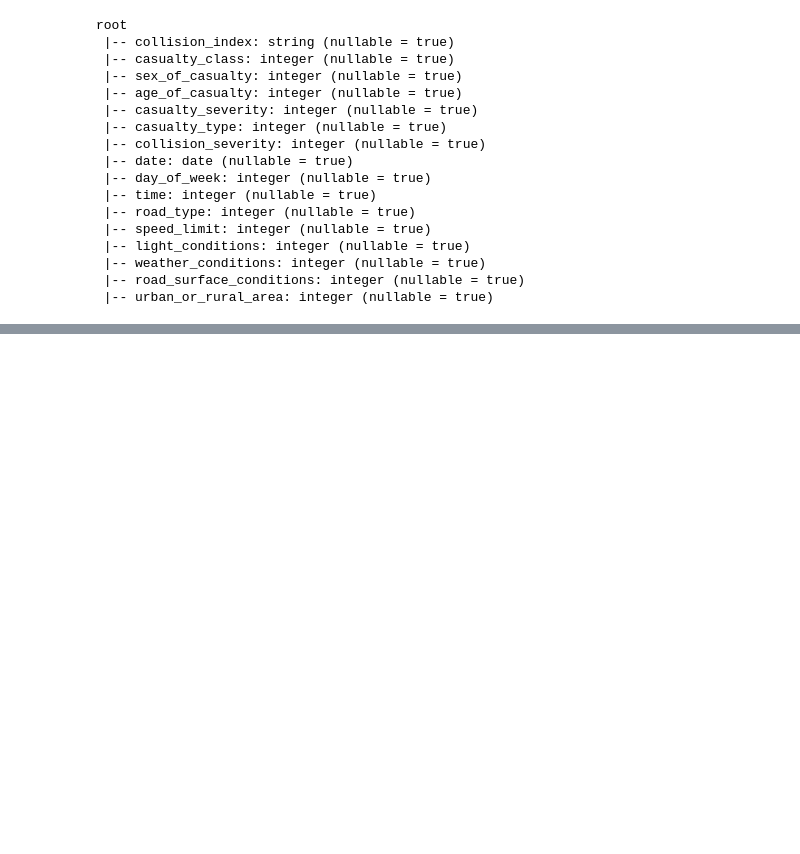
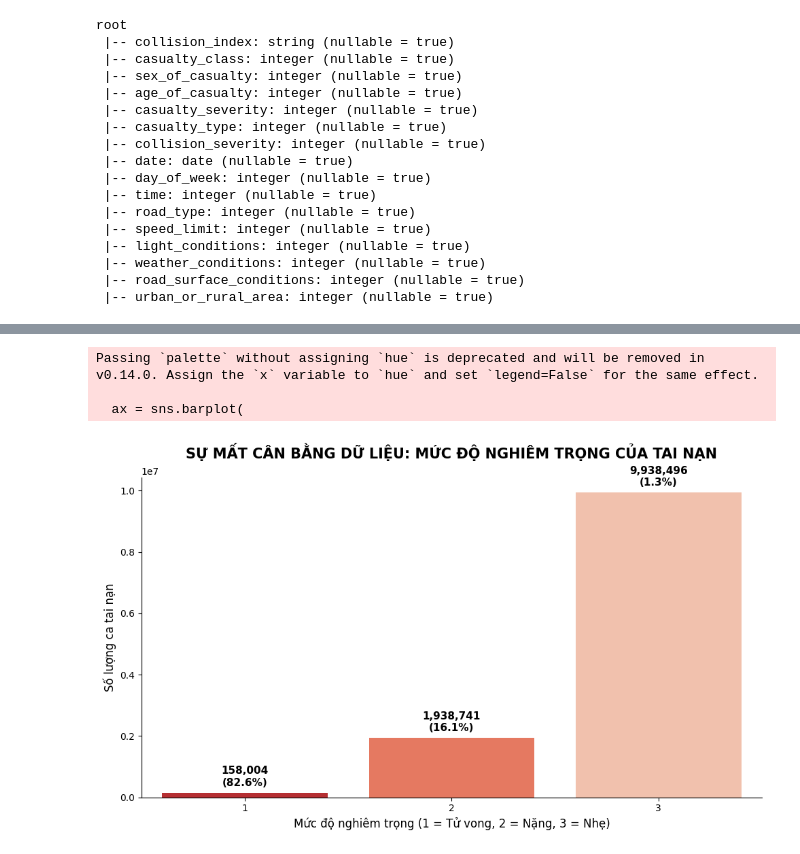
Before and after one commit to hdminh279/data_preprocessing_accidentPrediction, a Jupyter notebook: code/analytics_data.ipynb, the cells around one changed output, grey strips where cells are left out. Drawn from its saved outputs; the diff is of its cells as text; code cells hidden in the pictures; blank space fills up the shorter version.

```diff
--- a/code/analytics_data.ipynb
+++ b/code/analytics_data.ipynb
@@ -93,0 +177,39 @@ lable_col = [
+# %%
+import pyspark.sql.functions as F
+
+df_imbalance = df_data.groupBy('casualty_severity').count().toPandas()
+df_imbalance = df_imbalance.sort_values(by='count', ascending=False)
+
+total_records = df_imbalance['count'].sum()
+df_imbalance['percent'] = (df_imbalance['count'] / total_records) * 100
+df_imbalance.head()
+
+plt.figure(figsize=(10,6))
+ax = sns.barplot(
+    data=df_imbalance,
+    x='casualty_severity',
+    y='count',
+    palette='Reds_r'
+)
+
+for index, p in enumerate(ax.patches):
+    count_val = int(p.get_height())
+    percent_val = df_imbalance.iloc[index]['percent']
+
+    ax.annotate(f'{count_val:,}\n({percent_val:.1f}%)',
+                (p.get_x() + p.get_width() / 2., p.get_height()),
+                ha='center', va='bottom',
+                fontsize=11, fontweight='bold', color='black',
+                xytext=(0, 5), textcoords='offset points')
+
+plt.title("SỰ MẤT CÂN BẰNG DỮ LIỆU: MỨC ĐỘ NGHIÊM TRỌNG CỦA TAI NẠN", fontsize=15, fontweight='bold', pad=20)
+plt.xlabel("Mức độ nghiêm trọng (1 = Tử vong, 2 = Nặng, 3 = Nhẹ)", fontsize=12)
+plt.ylabel("Số lượng ca tai nạn", fontsize=12)
+sns.despine()
+plt.tight_layout()
+plt.show()
+# %% [output]
+Passing `palette` without assigning `hue` is deprecated and will be removed in v0.14.0. Assign the `x` variable to `hue` and set `legend=False` for the same effect.
+
+  ax = sns.barplot(
+[figure, added]
```
Also changed, not shown: parts of 6 cells of this notebook.
